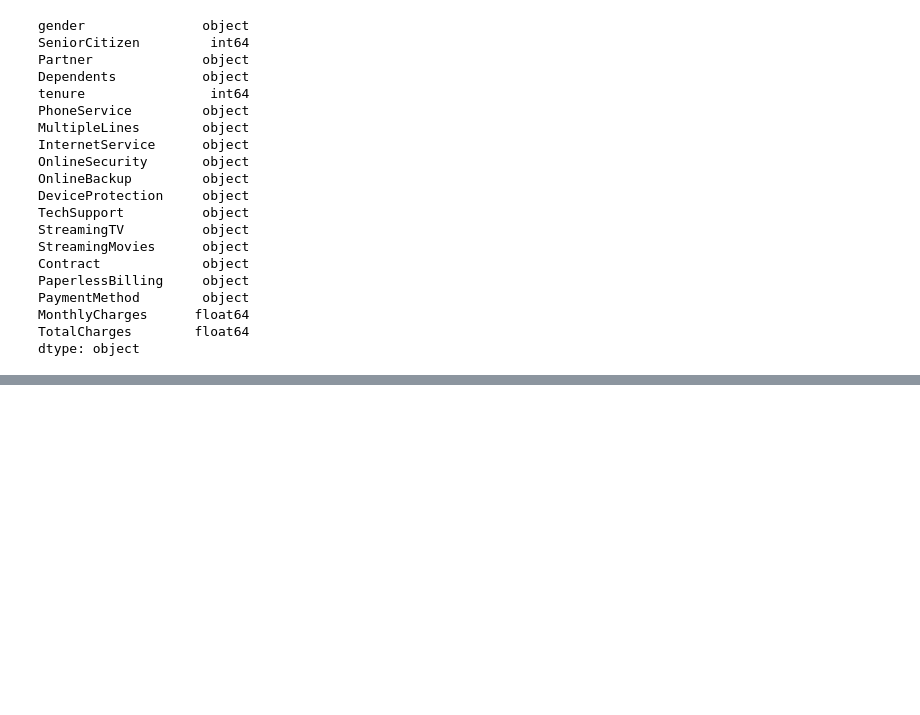
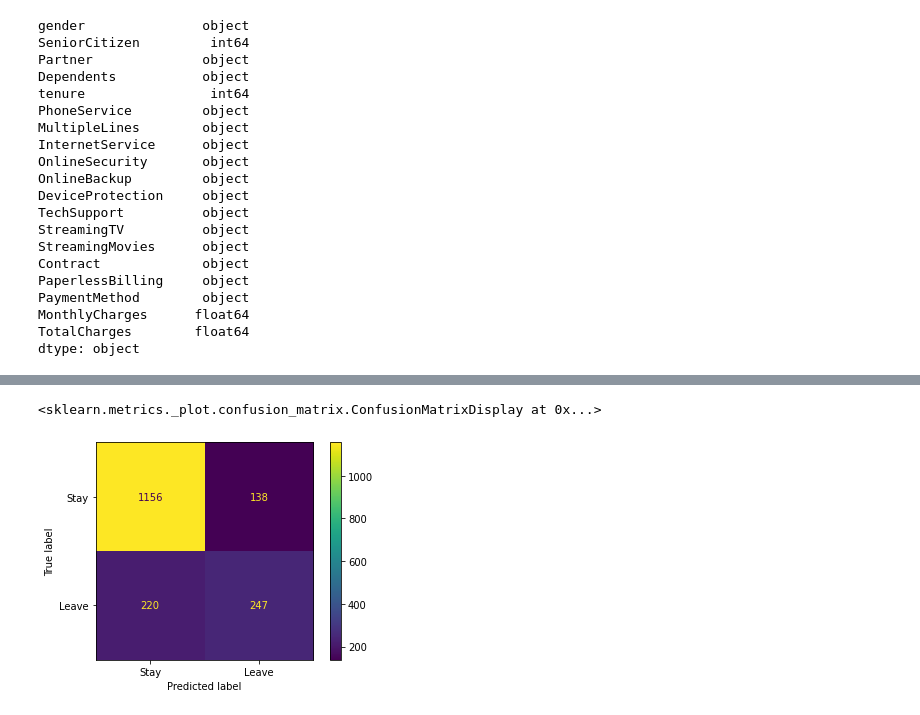
Before and after one commit to natuan310/xgboost-demo, a Jupyter notebook: xgboost-demo.ipynb, the cells around one changed output, grey strips where cells are left out. Cells and saved outputs as stored; diff of their text form; code cells hidden in the pictures; blank space fills up the shorter version.

```diff
--- a/xgboost-demo.ipynb
+++ b/xgboost-demo.ipynb
@@ -182,0 +185,2 @@ X_encoded.sample(10)
+# %%
+y = y.map(lambda x: 1 if x == 'Yes' else 0)
@@ -186,0 +216,2 @@ array(['No', 'Yes'], dtype=object)
+# %%
+X_train, X_test, y_train, y_test = train_test_split(X_encoded, y, random_state=46, stratify=y)
@@ -186,0 +246,7 @@ array(['No', 'Yes'], dtype=object)
+# %%
+clf_xgb = xgb.XGBClassifier(objective='binary:logistic', missing=None, seed=46)
+clf_xgb.fit(X_train, y_train,
+           verbose=True,
+           early_stopping_rounds=10,
+           eval_metric='aucpr',
+           eval_set=[(X_test, y_test)])
@@ -186,0 +283,9 @@ array(['No', 'Yes'], dtype=object)
+# %%
+plot_confusion_matrix(clf_xgb,
+                     X_test,
+                     y_test,
+                     values_format='d',
+                     display_labels=['Stay', 'Leave'])
+# %% [output]
+<sklearn.metrics._plot.confusion_matrix.ConfusionMatrixDisplay at 0x...>
+[figure, added]
```
Also changed, not shown: parts of 19 cells of this notebook, 1 other file.
